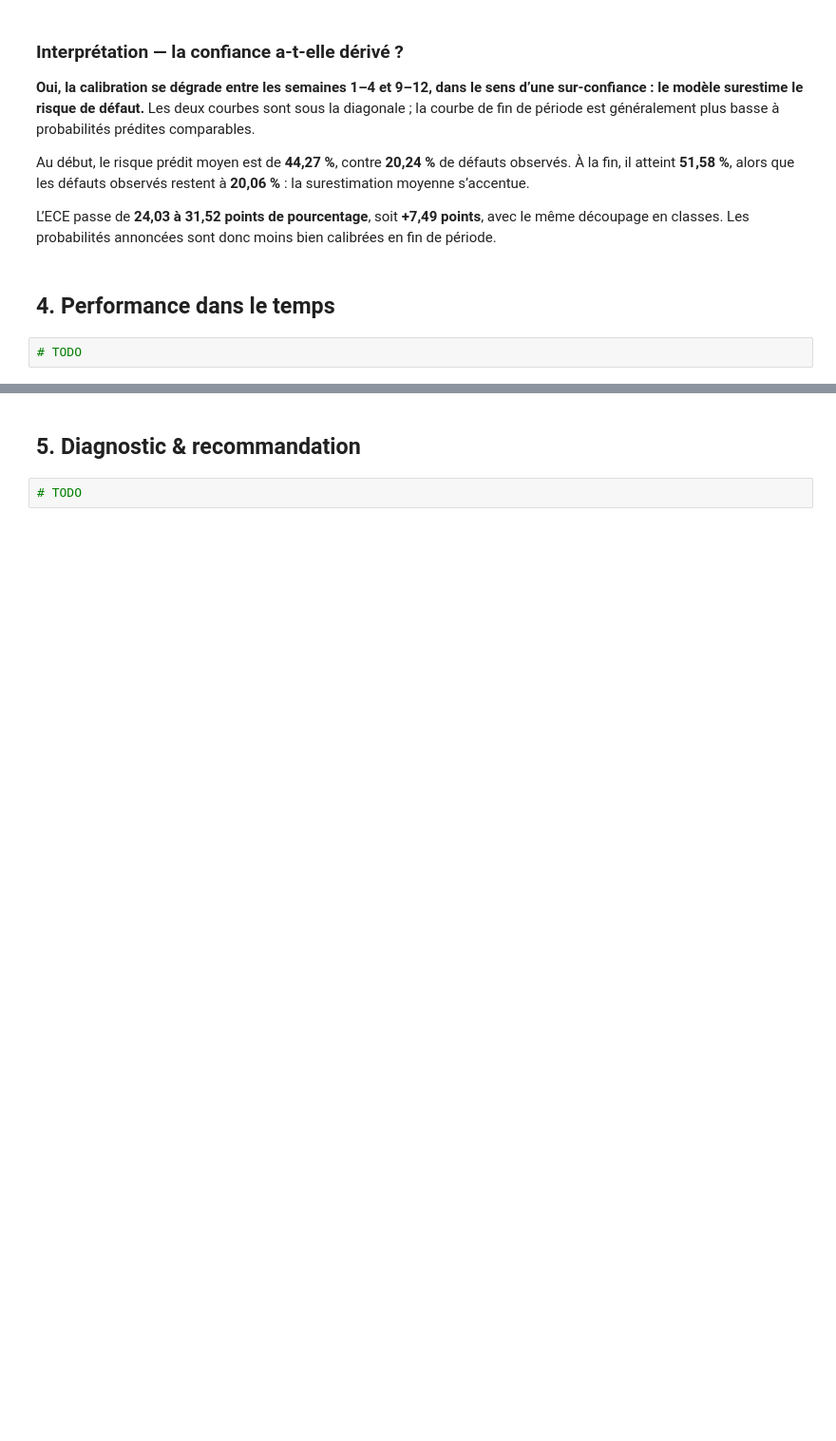
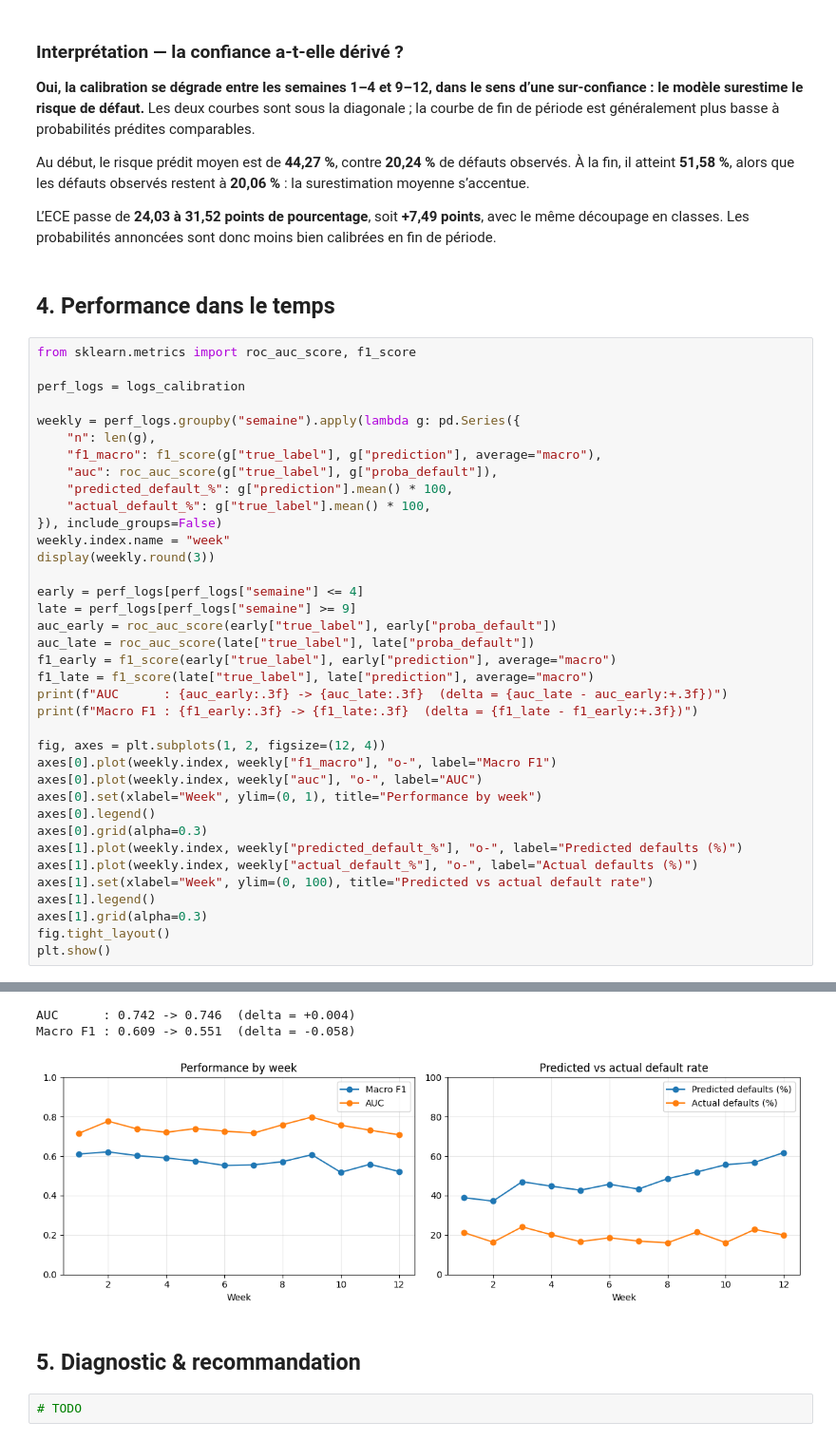
Before and after one commit to 3ti3nne/M6-B1-alex-frank-etienne, a Jupyter notebook: notebooks/M6-B1_template.ipynb, the cells around one changed output, grey strips where cells are left out. Shown at 95% size. Saved outputs shown, nothing was run; the diff lists cells and outputs as text; blank space fills up the shorter version.

Commit message:
performance notebook
Co-authored-by: Alex <anascimento@dev-id.fr>
Co-authored-by: franck walter <fwalter@dev-id.fr>

```diff
--- a/notebooks/M6-B1_template.ipynb
+++ b/notebooks/M6-B1_template.ipynb
@@ -337,4 +337,40 @@ L’ECE passe de **24,03 à 31,52 points de pourcentage**, soit **+7,49 points**
 # %% [markdown]
 ## 4. Performance dans le temps
 # %%
-# TODO
+from sklearn.metrics import roc_auc_score, f1_score
+
+perf_logs = logs_calibration
+
+weekly = perf_logs.groupby("semaine").apply(lambda g: pd.Series({
+    "n": len(g),
+    "f1_macro": f1_score(g["true_label"], g["prediction"], average="macro"),
+    "auc": roc_auc_score(g["true_label"], g["proba_default"]),
+    "predicted_default_%": g["prediction"].mean() * 100,
+    "actual_default_%": g["true_label"].mean() * 100,
+}), include_groups=False)
+weekly.index.name = "week"
+display(weekly.round(3))
+
+early = perf_logs[perf_logs["semaine"] <= 4]
+late = perf_logs[perf_logs["semaine"] >= 9]
+auc_early = roc_auc_score(early["true_label"], early["proba_default"])
+auc_late = roc_auc_score(late["true_label"], late["proba_default"])
+f1_early = f1_score(early["true_label"], early["prediction"], average="macro")
+f1_late = f1_score(late["true_label"], late["prediction"], average="macro")
+print(f"AUC      : {auc_early:.3f} -> {auc_late:.3f}  (delta = {auc_late - auc_early:+.3f})")
+print(f"Macro F1 : {f1_early:.3f} -> {f1_late:.3f}  (delta = {f1_late - f1_early:+.3f})")
+
+fig, axes = plt.subplots(1, 2, figsize=(12, 4))
+axes[0].plot(weekly.index, weekly["f1_macro"], "o-", label="Macro F1")
+axes[0].plot(weekly.index, weekly["auc"], "o-", label="AUC")
+axes[0].set(xlabel="Week", ylim=(0, 1), title="Performance by week")
+axes[0].legend()
+axes[0].grid(alpha=0.3)
+axes[1].plot(weekly.index, weekly["predicted_default_%"], "o-", label="Predicted defaults (%)")
+axes[1].plot(weekly.index, weekly["actual_default_%"], "o-", label="Actual defaults (%)")
+axes[1].set(xlabel="Week", ylim=(0, 100), title="Predicted vs actual default rate")
+axes[1].legend()
+axes[1].grid(alpha=0.3)
+fig.tight_layout()
+plt.show()
+# %% [output]
@@ -341,3 +391,6 @@ L’ECE passe de **24,03 à 31,52 points de pourcentage**, soit **+7,49 points**
+AUC      : 0.742 -> 0.746  (delta = +0.004)
+Macro F1 : 0.609 -> 0.551  (delta = -0.058)
+[figure, added]
 # %% [markdown]
 ## 5. Diagnostic & recommandation
 # %%
```
Also changed, not shown: parts of 5 cells of this notebook.
